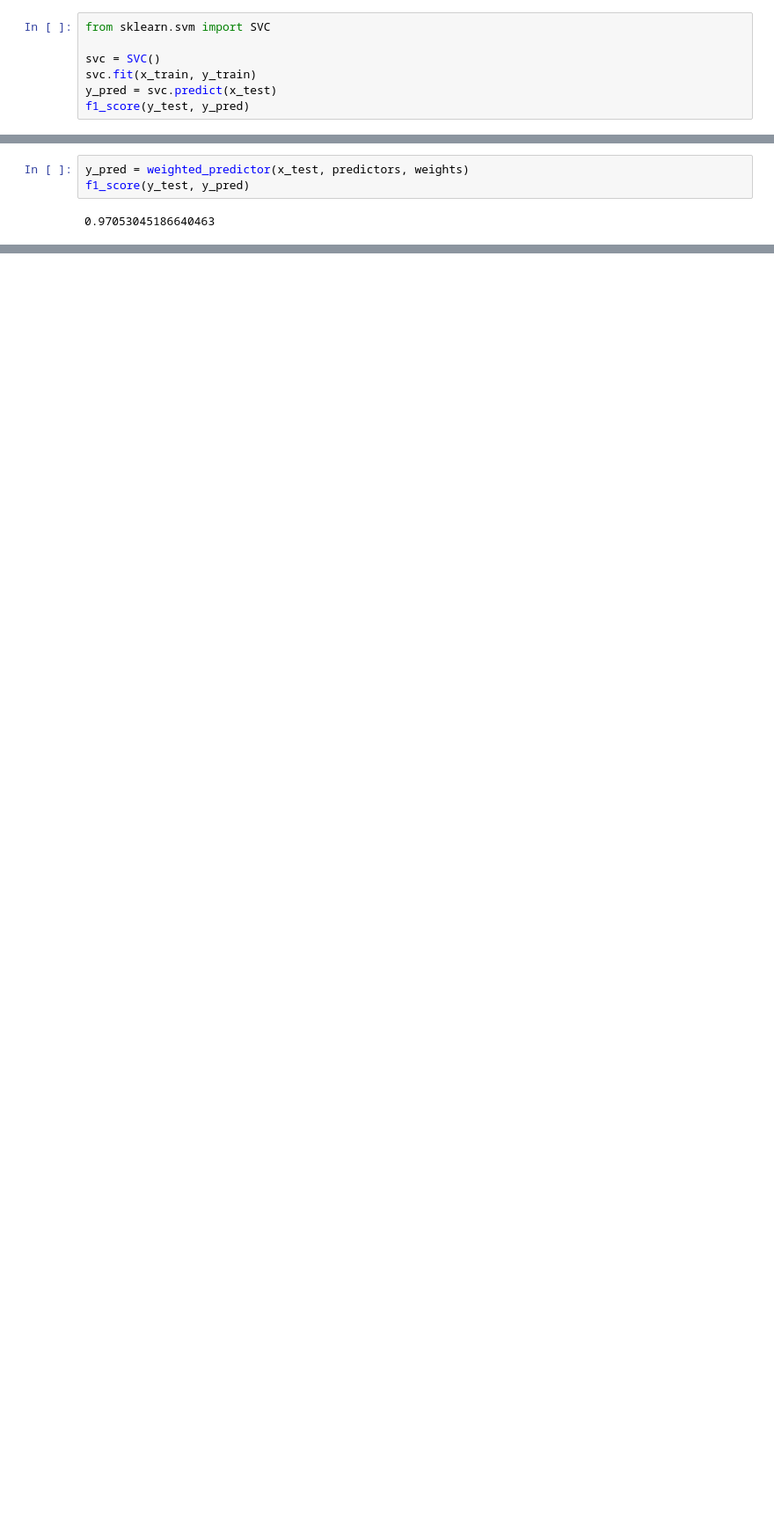
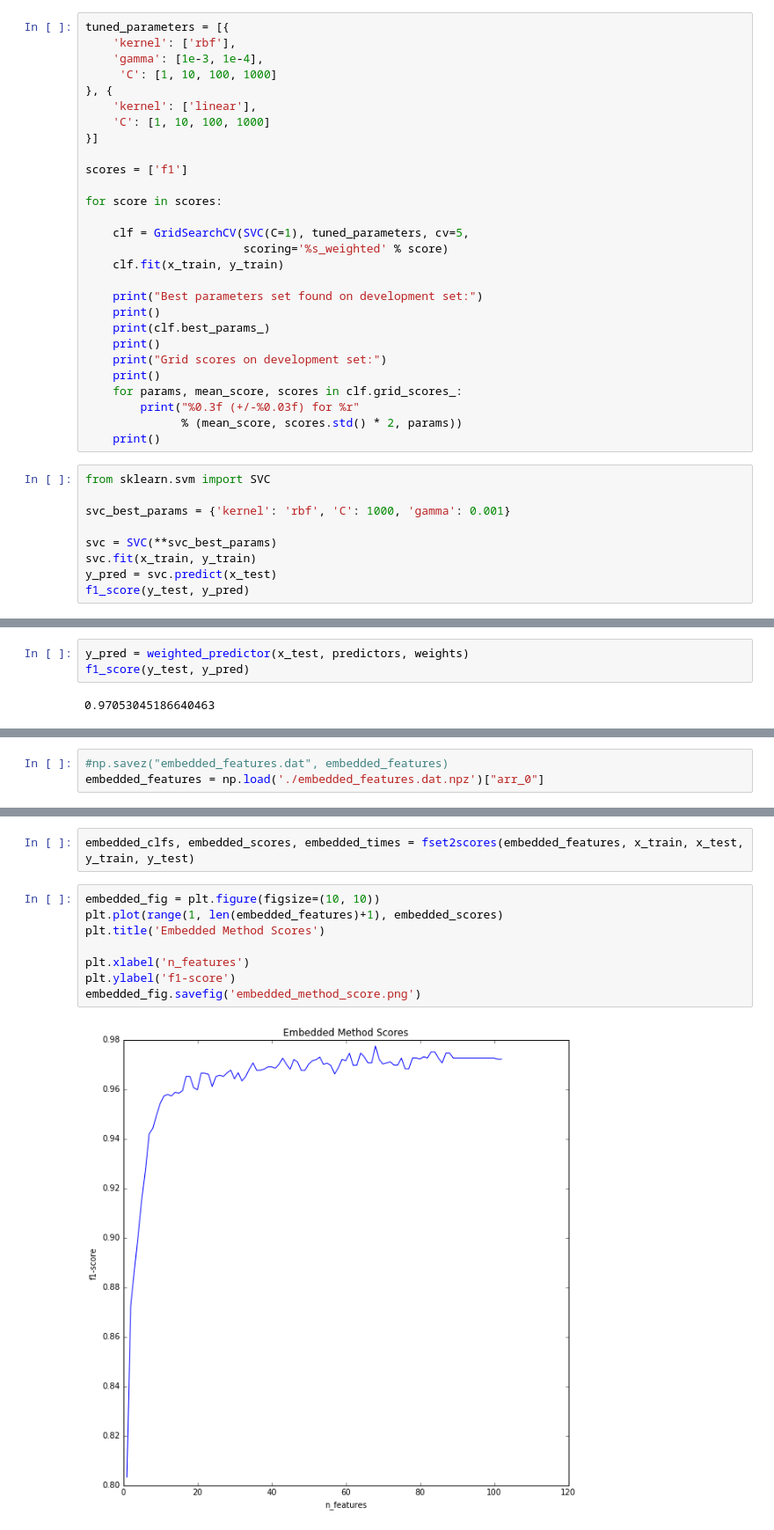
Before and after one commit to KopBob/technosphere, a Jupyter notebook: ml2/hw1/hw1.ipynb, the cells around one changed output, grey strips where cells are left out. Shown at 88% size. Cells and saved outputs as stored; diff of their text form; blank space fills up the shorter version.

```diff
--- a/ml2/hw1/hw1.ipynb
+++ b/ml2/hw1/hw1.ipynb
@@ -145,7 +153,37 @@ f1_score(y_test, y_pred)
+# %%
+tuned_parameters = [{
+    'kernel': ['rbf'],
+    'gamma': [1e-3, 1e-4],
+     'C': [1, 10, 100, 1000]
+}, {
+    'kernel': ['linear'],
+    'C': [1, 10, 100, 1000]
+}]
+
+scores = ['f1']
+
+for score in scores:
+
+    clf = GridSearchCV(SVC(C=1), tuned_parameters, cv=5,
+                       scoring='%s_weighted' % score)
+    clf.fit(x_train, y_train)
+
+    print("Best parameters set found on development set:")
+    print()
+    print(clf.best_params_)
+    print()
+    print("Grid scores on development set:")
+    print()
+    for params, mean_score, scores in clf.grid_scores_:
+        print("%0.3f (+/-%0.03f) for %r"
+              % (mean_score, scores.std() * 2, params))
+    print()
 # %%
 from sklearn.svm import SVC
 
-svc = SVC()
+svc_best_params = {'kernel': 'rbf', 'C': 1000, 'gamma': 0.001}
+
+svc = SVC(**svc_best_params)
 svc.fit(x_train, y_train)
 y_pred = svc.predict(x_test)
 f1_score(y_test, y_pred)
@@ -235,0 +257,3 @@ predictors[0].ensembles[0].tree
+# %%
+#np.savez("embedded_features.dat", embedded_features)
+embedded_features = np.load('./embedded_features.dat.npz')["arr_0"]
@@ -235,0 +262,12 @@ predictors[0].ensembles[0].tree
+# %%
+embedded_clfs, embedded_scores, embedded_times = fset2scores(embedded_features, x_train, x_test, y_train, y_test)
+# %%
+embedded_fig = plt.figure(figsize=(10, 10))
+plt.plot(range(1, len(embedded_features)+1), embedded_scores)
+plt.title('Embedded Method Scores')
+
+plt.xlabel('n_features')
+plt.ylabel('f1-score')
+embedded_fig.savefig('embedded_method_score.png')
+# %% [output]
+[figure, added]
```
Also changed, not shown: parts of 21 cells of this notebook, 12 other files.
